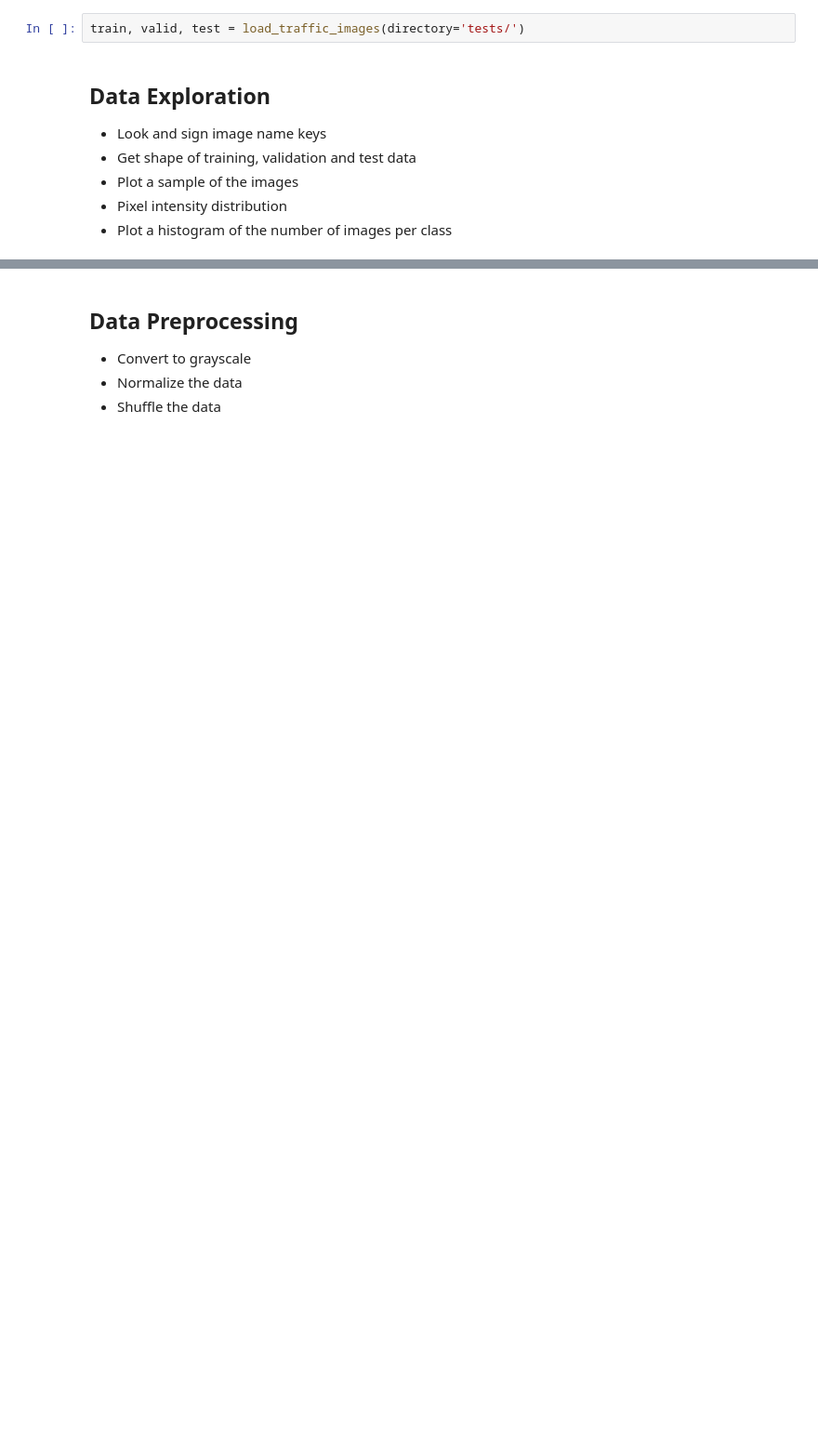
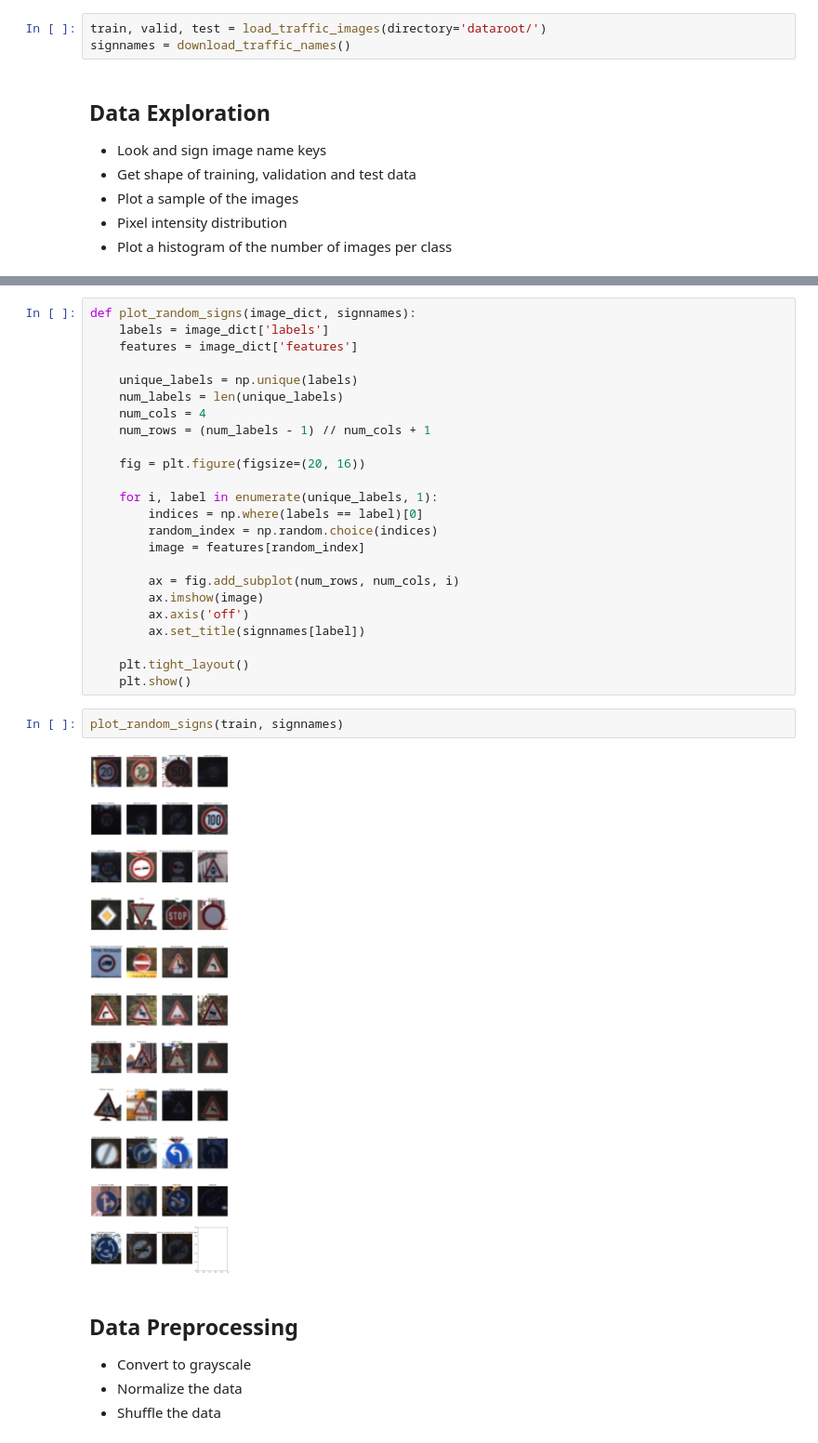
Before and after one commit to sjmfirestone/comp-4449-midterm-rtfs, a Jupyter notebook: main.ipynb, the cells around one changed output, grey strips where cells are left out. Shown at 93% size. Cells and saved outputs as stored; diff of their text form; blank space fills up the shorter version.

```diff
--- a/main.ipynb
+++ b/main.ipynb
@@ -126,7 +128,8 @@ def load_traffic_images(directory='dataroot/'):
         print('Error loading images')
         print(e)
 # %%
-train, valid, test = load_traffic_images(directory='tests/')
+train, valid, test = load_traffic_images(directory='dataroot/')
+signnames = download_traffic_names()
 # %% [markdown]
 ## Data Exploration
 - Look and sign image name keys
@@ -137,3 +188,31 @@ train, valid, test = load_traffic_images(directory='tests/')
+# %%
+def plot_random_signs(image_dict, signnames):
+    labels = image_dict['labels']
+    features = image_dict['features']
+
+    unique_labels = np.unique(labels)
+    num_labels = len(unique_labels)
+    num_cols = 4
+    num_rows = (num_labels - 1) // num_cols + 1
+
+    fig = plt.figure(figsize=(20, 16))
+
+    for i, label in enumerate(unique_labels, 1):
+        indices = np.where(labels == label)[0]
+        random_index = np.random.choice(indices)
+        image = features[random_index]
+
+        ax = fig.add_subplot(num_rows, num_cols, i)
+        ax.imshow(image)
+        ax.axis('off')
+        ax.set_title(signnames[label])
+
+    plt.tight_layout()
+    plt.show()
+# %%
+plot_random_signs(train, signnames)
+# %% [output]
+[figure, added]
 # %% [markdown]
 ## Data Preprocessing
 - Convert to grayscale
```
Also changed, not shown: parts of 14 cells of this notebook.
